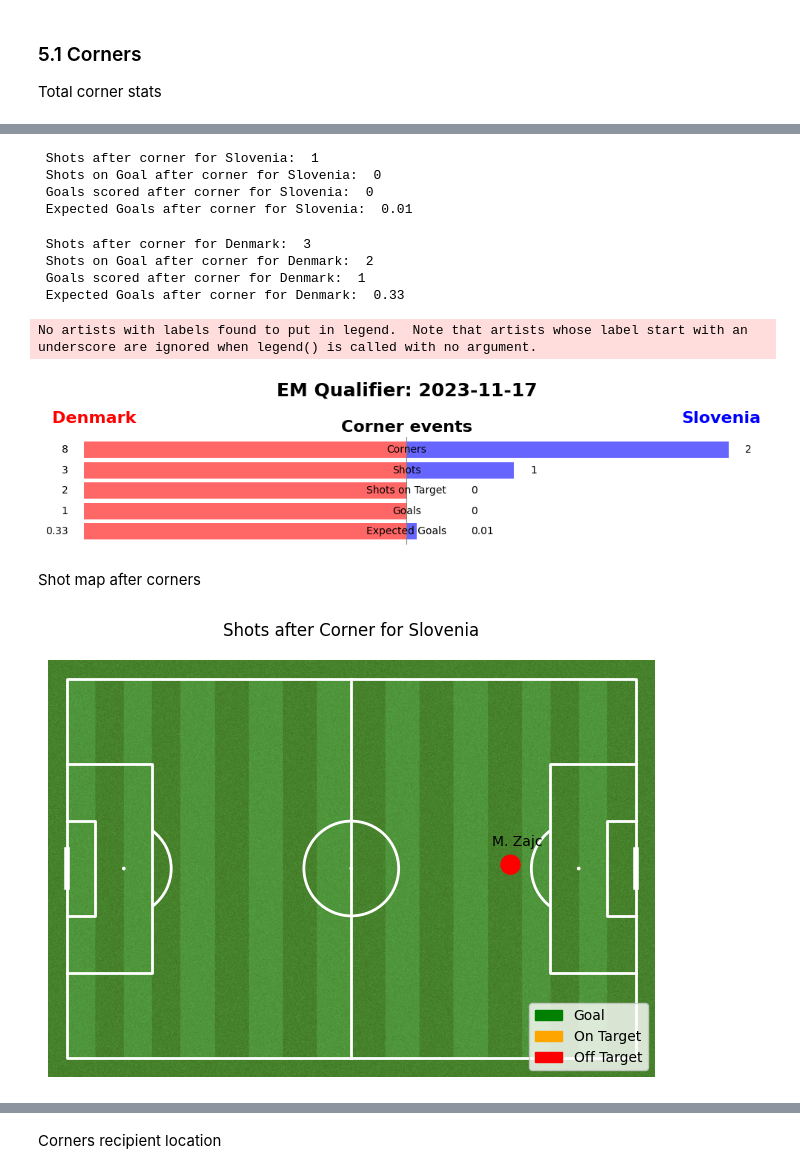
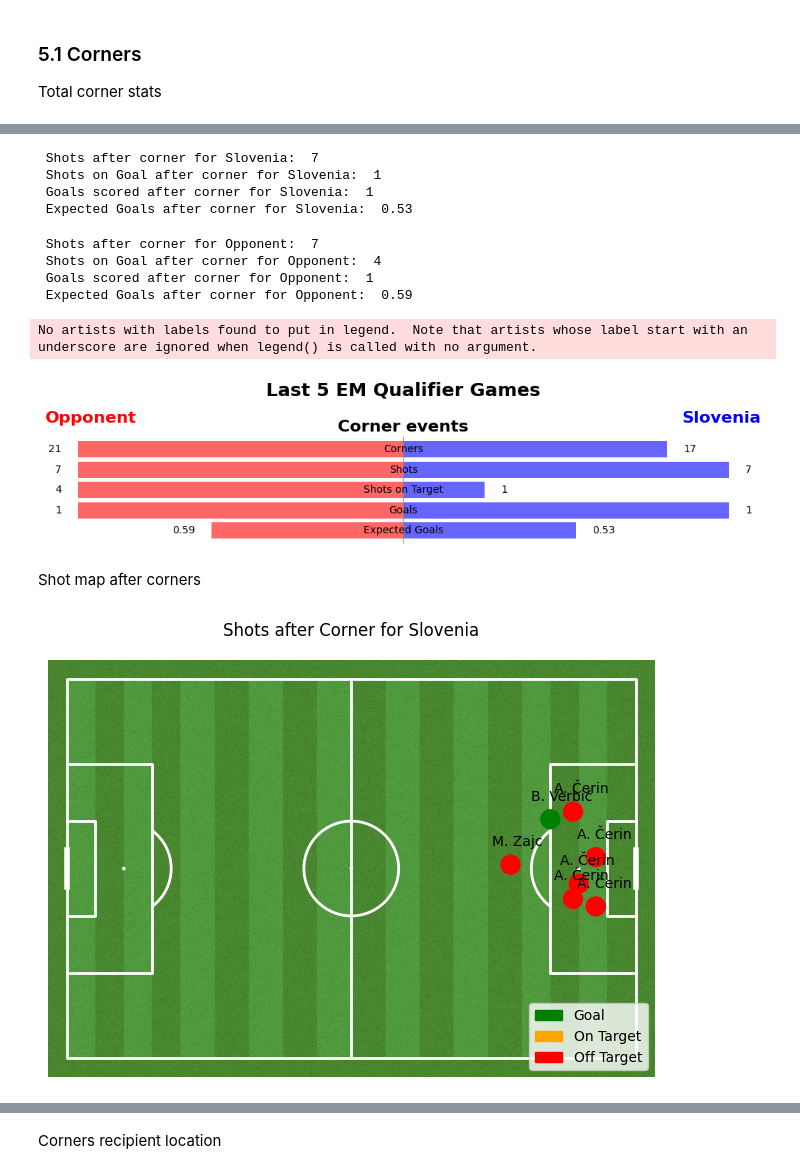
Before and after one commit to ngroggy/SoccerAnalytics, a Jupyter notebook: notebooks/5-setplays_ng.ipynb, the cells around one changed output, grey strips where cells are left out. Saved outputs shown, nothing was run; the diff lists cells and outputs as text; code cells hidden in the pictures.

```diff
--- a/notebooks/5-setplays_ng.ipynb
+++ b/notebooks/5-setplays_ng.ipynb
@@ -25,6 +25,12 @@ from src.dataloader import dataloader
 match_id = "5414302"
 df_events = dataloader(match_id)
 
+macth_ids = ["5414226", "5414260", "5414284", "5414324"]
+
+for id in macth_ids:
+    df = dataloader(id)
+    df_events = pd.concat([df_events, df])
+
 # global variable for wyscout in yards?
 pitch_length = 120
 pitch_width = 80
@@ -78,10 +107,10 @@ print(" Shots after corner for Slovenia: ", shots_svn, "\n", \
 "Goals scored after corner for Slovenia: ", goals_scored_svn, "\n", \
 "Expected Goals after corner for Slovenia: ", xgoal_svn)
 # %% [output]
- Shots after corner for Slovenia:  1
- Shots on Goal after corner for Slovenia:  0
- Goals scored after corner for Slovenia:  0
- Expected Goals after corner for Slovenia:  0.01
+ Shots after corner for Slovenia:  7
+ Shots on Goal after corner for Slovenia:  1
+ Goals scored after corner for Slovenia:  1
+ Expected Goals after corner for Slovenia:  0.53
 # %%
 # Amount of corner events that ended with a shot for Denmark
 shots_opp = (df_corners_opp['possession.attack.withShot'] == True).sum()
@@ -89,39 +118,39 @@ shots_on_goal_opp = (df_corners_opp['possession.attack.withShotOnGoal'] == True)
 goals_scored_opp = (df_corners_opp['possession.attack.withGoal'] == True).sum()
 xgoal_opp = df_corners_opp[~df_corners_opp['possession.attack.xg'].isnull()]['possession.attack.xg'].sum().round(2)
 
-print(" Shots after corner for Denmark: ", shots_opp, "\n", \
-"Shots on Goal after corner for Denmark: ",shots_on_goal_opp, "\n", \
-"Goals scored after corner for Denmark: ", goals_scored_opp, "\n", \
-"Expected Goals after corner for Denmark: ", xgoal_opp)
+print(" Shots after corner for Opponent: ", shots_opp, "\n", \
+"Shots on Goal after corner for Opponent: ",shots_on_goal_opp, "\n", \
+"Goals scored after corner for Opponent: ", goals_scored_opp, "\n", \
+"Expected Goals after corner for Opponent: ", xgoal_opp)
 # %% [output]
- Shots after corner for Denmark:  3
- Shots on Goal after corner for Denmark:  2
- Goals scored after corner for Denmark:  1
- Expected Goals after corner for Denmark:  0.33
+ Shots after corner for Opponent:  7
+ Shots on Goal after corner for Opponent:  4
+ Goals scored after corner for Opponent:  1
+ Expected Goals after corner for Opponent:  0.59
 # %%
 # Create barchart for corner overview
 svn_data = {'Corners': corners_svn,
             'Shots': shots_svn,
             'Shots on Target': shots_on_goal_svn,
             'Goals': goals_scored_svn,
             'Expected Goals': xgoal_svn,
             }
 
 opp_data = {'Corners': corners_opp,
             'Shots': shots_opp,
             'Shots on Target': shots_on_goal_opp,
             'Goals': goals_scored_opp,
             'Expected Goals': xgoal_opp,
             }
 
 # if category % do not normalize
-perc_categories = []
+perc_categories = ['Expected Goals']
 # Show and save the plot
-plot_stats_barchart(svn_data, opp_data, team1_name='Slovenia', team2_name='Denmark', perc_categories=perc_categories, title='EM Qualifier: 2023-11-17',
+plot_stats_barchart(svn_data, opp_data, team1_name='Slovenia', team2_name='Opponent', perc_categories=perc_categories, title='Last 5 EM Qualifier Games',
                     subtitle='Corner events', team1_color='blue', team2_color='red', saveplt=True, savepath='plots/5-SetPieces/5_1-Corners/corner_statistics.png')
 # %% [output]
 No artists with labels found to put in legend.  Note that artists whose label start with an underscore are ignored when legend() is called with no argument.
-[figure, old version]
+[figure, new version]
 # %% [markdown]
 Shot map after corners
 # %%
@@ -138,7 +167,7 @@ for i, shot in df_shots_svn.iterrows():
     # Position of shot
     [x, y] = shot[['possession.endLocation.x', 'possession.endLocation.y']].to_list()
 
-    teamname = shot['team.name']
+    # teamname = shot['team.name']
 
     # Color of shot depends on if it was off/on target or goal
     if shot['possession.attack.withGoal'] is True:
@@ -167,11 +196,11 @@ legend_patches = [Patch(color=color, label=label) for color, label in zip(legend
 plt.legend(handles=legend_patches, loc='lower right')
 
 # Create title and save plot
-fig.suptitle(f"Shots after Corner for {teamname}", fontsize = 12)
-plt.savefig(f"plots/5-SetPieces/5_1-Corners/{teamname}_shots_corners_map.png", dpi=400)
+fig.suptitle(f"Shots after Corner for Slovenia", fontsize = 12)
+plt.savefig(f"plots/5-SetPieces/5_1-Corners/Slovenia_shots_corners_map.png", dpi=400)
 plt.show()
 # %% [output]
-[figure, old version]
+[figure, new version]
 # %%
 # Plot shot position and success on football field for Denmark
 df_shots_opp = df_corners_opp[df_corners_opp['possession.attack.withShot'] == True]
```
Also changed, not shown: parts of 33 cells of this notebook, 11 other files.
